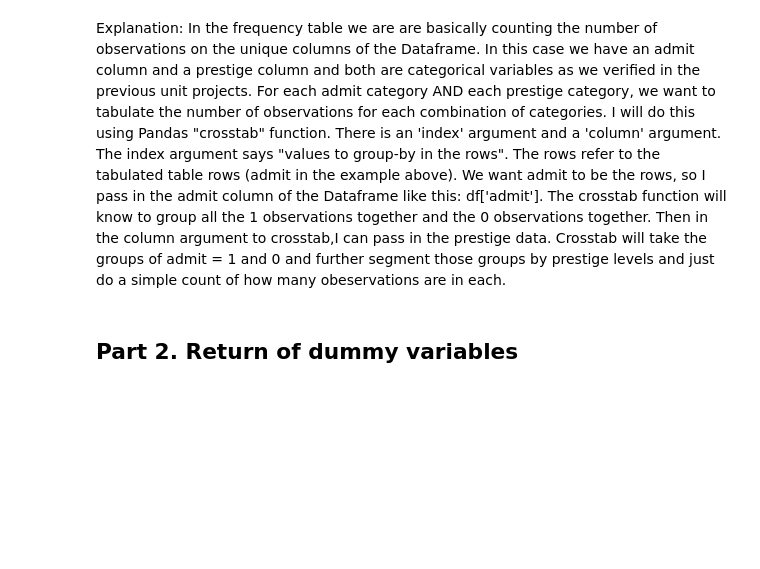
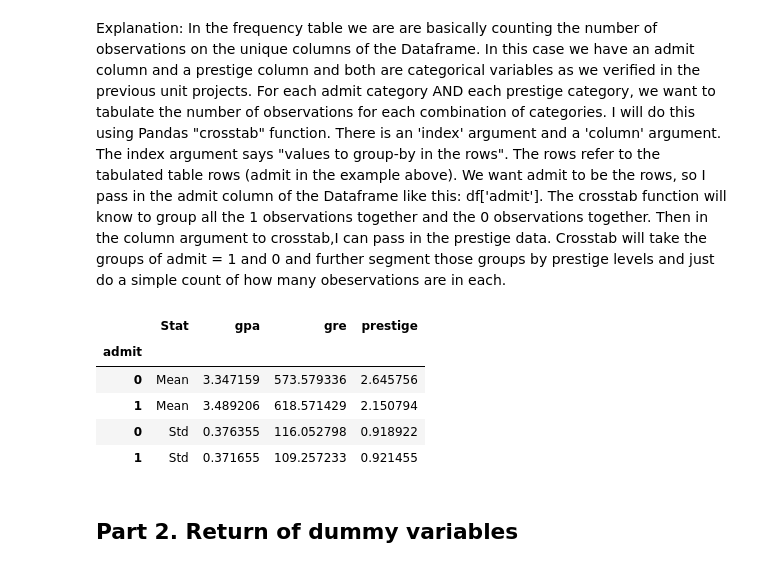
Before and after one commit to hhenningsg/Hannah-DS4, a Jupyter notebook: projects/unit-projects/project-3/starter-code/project3-starter.ipynb, the cells around one changed output. Saved outputs shown, nothing was run; the diff lists cells and outputs as text; code cells hidden in the pictures; blank space fills up the shorter version.

```diff
--- a/projects/unit-projects/project-3/starter-code/project3-starter.ipynb
+++ b/projects/unit-projects/project-3/starter-code/project3-starter.ipynb
@@ -37,5 +37,17 @@ pd.crosstab(df['admit'],[df['prestige']])
 # %% [markdown]
 Explanation: In the frequency table we are are basically counting the number of observations on the unique columns of the Dataframe.  In this case we have an admit column and a prestige column and both are categorical variables as we verified in the previous unit projects. For each admit category AND each prestige category, we want to tabulate the number of observations for each combination of categories.  I will do this using Pandas "crosstab" function.  There is an 'index' argument and a 'column' argument. The index argument says "values to group-by in the rows". The rows refer to the tabulated table rows (admit in the example above). We want admit to be the rows, so I pass in the admit column of the Dataframe like this: df['admit']. The crosstab function will know to group all the 1 observations together and the 0 observations together. Then in the column argument to crosstab,I can pass in the prestige data. Crosstab will take the groups of admit = 1 and 0 and further segment those groups by prestige levels and just do a simple count of how many obeservations are in each.
+# %%
+stats=df.groupby('admit').mean()
+stats['Stat']='Mean'
+stats=stats.append(df.groupby('admit').std())
+stats.fillna('Std')
+# %% [output]
+|  | Stat | gpa | gre | prestige |
+| admit |  |  |  |  |
+| 0 | Mean | 3.347159 | 573.579336 | 2.645756 |
+| 1 | Mean | 3.489206 | 618.571429 | 2.150794 |
+| 0 | Std | 0.376355 | 116.052798 | 0.918922 |
+| 1 | Std | 0.371655 | 109.257233 | 0.921455 |
 # %% [markdown]
 ## Part 2. Return of dummy variables
 # %% [markdown]
```
Also changed, not shown: parts of 4 cells of this notebook, 39 other files.
